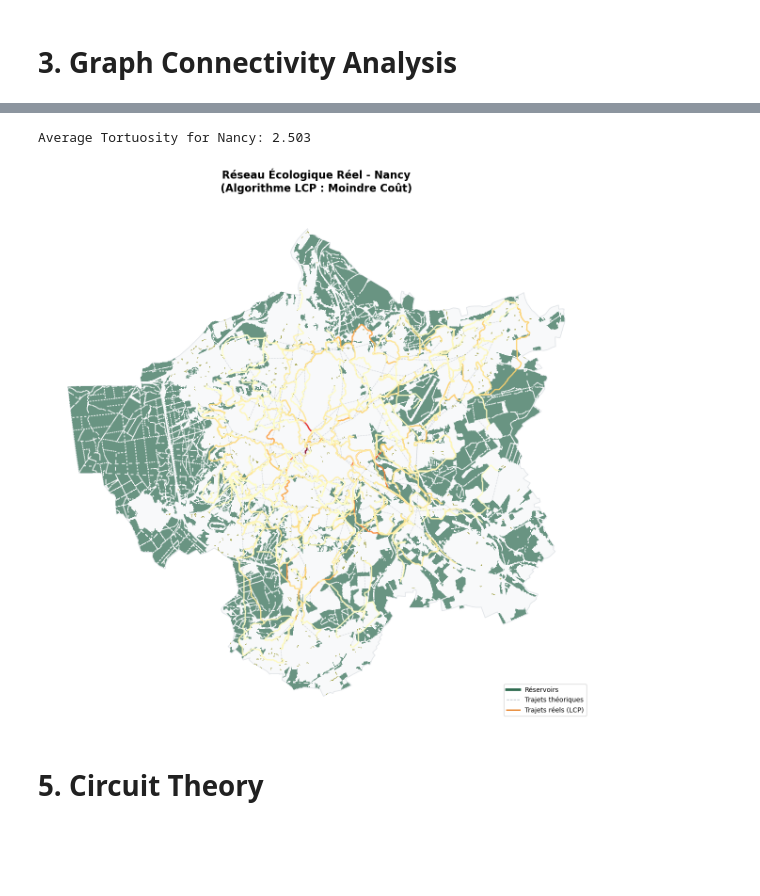
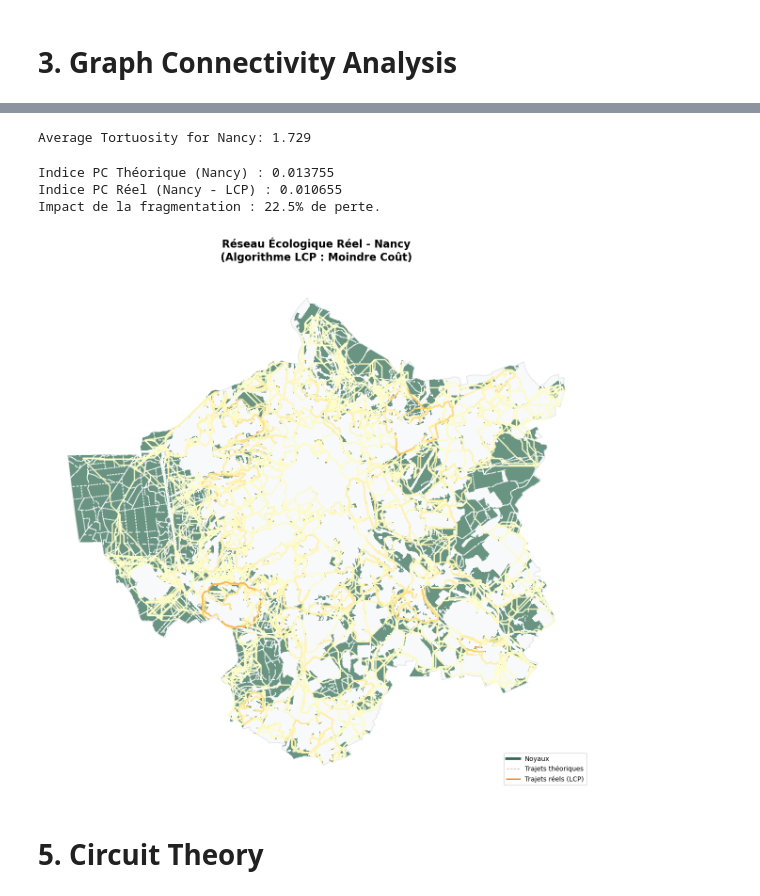
Before and after one commit to marion-billy/urbiverde_ivb, a Jupyter notebook: corridor_project/nancy_prod.ipynb, the cells around one changed output, grey strips where cells are left out. Cells and saved outputs as stored; diff of their text form; code cells hidden in the pictures; blank space fills up the shorter version.

Commit message:
review fucntions til 4 dpc connect

```diff
--- a/corridor_project/nancy_prod.ipynb
+++ b/corridor_project/nancy_prod.ipynb
@@ -108,18 +83,11 @@ Analyse de connectivité probabiliste (indice PC) et structurelle (Centralité).
 # %%
-# 1. Préparation des nœuds
 df_nodes = conn.prepare_graph_nodes(gdf_cores, gdf_islets)
-
-# 2. Construction du Graphe (utilise d0 et k de ton espèce)
 G = conn.build_connectivity_graph_knn(df_nodes, specie)
 
-# 3. Calcul de l'indice PC (Perméabilité globale)
-# On calcule la surface totale de l'AOI en km2
 total_area_km2 = aoi_utm.area.sum() / 1e6
 pc_value = conn.calculate_pc_index(G, total_area_km2)
+print(f"Indice PC pour {CITY} : {pc_value:.6f}")
 
-# 4. Extraction des corridors prioritaires
-gdf_corridors = conn.get_priority_corridors(G, crs=utm_epsg, percentile=10)
-
-print(f"Indice PC pour {CITY} : {pc_value:.6f}")
-print(f"{len(gdf_corridors)} corridors prioritaires identifiés.")
+gdf_edges = conn.graph_to_gdf_edges(G, utm_epsg)
+# gdf_edges.to_file(f"{OUTPUT_DIR}/edges_{CITY}.json", driver='GeoJSON')
 # %% [output]
@@ -130,9 +98,24 @@ Indice PC pour Nancy : 0.014492
 # %%
-# 1. Calcul des vrais tracés (LCP)
-gdf_lcp = rout.compute_lcp_network(gdf_corridors, df_nodes, da_lc, specie['friction'])
+gdf_lcp = rout.compute_lcp_network(gdf_edges, df_nodes, da_lc, specie['friction'])
 
-# 2. Calcul de la tortuosité
 gdf_lcp['tortuosity'] = gdf_lcp['real_dist'] / gdf_lcp['theoretical_dist']
 print(f"Average Tortuosity for {CITY}: {gdf_lcp['tortuosity'].mean():.3f}")
 # %% [output]
-Average Tortuosity for Nancy: 2.503
+Average Tortuosity for Nancy: 1.729
+# %%
+pc_real, G_lcp = conn.calculate_pc_index_lcp(G=G, total_area_km2=total_area_km2, species_params=specie, gdf_lcp=gdf_lcp)
+print(f"Indice PC Théorique : {pc_value:.6f}")
+print(f"Indice PC Réel : {pc_real:.6f}")
+print(f"Impact de la fragmentation : {((pc_value - pc_real) / pc_value)*100:.1f}% de perte.")
+
+# dpc flux
+gdf_lcp = conn.calculate_edge_dpc(gdf_lcp, G_lcp, total_area_km2, pc_real)
+# %% [output]
+Indice PC Théorique (Nancy) : 0.013755
+Indice PC Réel (Nancy - LCP) : 0.010655
+Impact de la fragmentation : 22.5% de perte.
+# %%
+# dpc connector
+
+# betweenness centrality proxy dpc connector
+gdf_lcp = conn.calculate_edge_betweenness(gdf_lcp, G_lcp)
@@ -139,33 +145,33 @@ Average Tortuosity for Nancy: 2.503
 # %%
 fig, ax = plt.subplots(figsize=(14, 12))
 aoi_utm.plot(ax=ax, color='#f8f9fa', edgecolor='#dee2e6', zorder=1)
-gdf_corridors.plot(ax=ax, color='#adb5bd', linestyle='--', linewidth=0.8,
+gdf_lcp.plot(ax=ax, color='#adb5bd', linestyle='--', linewidth=0.8,
                    alpha=0.5, label='Dist. Théorique (Euclidienne)', zorder=2)
 
 # Les Vrais Chemins (LCP) en orange/rouge
 # Plus le trait est épais, plus le corridor est "important" (Centralité)
-gdf_lcp.plot(ax=ax, column='importance_score', cmap='YlOrRd', linewidth=2,
+gdf_lcp.plot(ax=ax, column='tortuosity', cmap='YlOrRd', linewidth=2,
              alpha=0.9, label='Chemins de moindre coût (LCP)', zorder=4)
 
 gdf_cores.plot(ax=ax, color='#2d6a4f', edgecolor='none', alpha=0.7,
-               label='Réservoirs d\'habitat', zorder=3)
+               label='Noyaux de biodiversité', zorder=3)
 gdf_islets.plot(ax=ax, color='olive', edgecolor='none', alpha=0.7,
                label='Stepping Stones', zorder=3)
 
 plt.title(f"Réseau Écologique Réel - {CITY}\n(Algorithme LCP : Moindre Coût)",
           fontsize=16, fontweight='bold', pad=20)
 ax.set_axis_off()
 
 from matplotlib.lines import Line2D
 custom_lines = [Line2D([0], [0], color='#2d6a4f', lw=4),
                 Line2D([0], [0], color='#adb5bd', lw=1, linestyle='--'),
                 Line2D([0], [0], color='#e67e22', lw=2)]
-ax.legend(custom_lines, ['Réservoirs', 'Trajets théoriques', 'Trajets réels (LCP)'],
+ax.legend(custom_lines, ['Noyaux', 'Trajets théoriques', 'Trajets réels (LCP)'],
           loc='lower right', frameon=True)
 
 plt.tight_layout()
 plt.show()
 # %% [output]
-[figure, old version]
+[figure, new version]
 # %% [markdown]
 # 5. Circuit Theory
```
Also changed, not shown: parts of 11 cells of this notebook.
